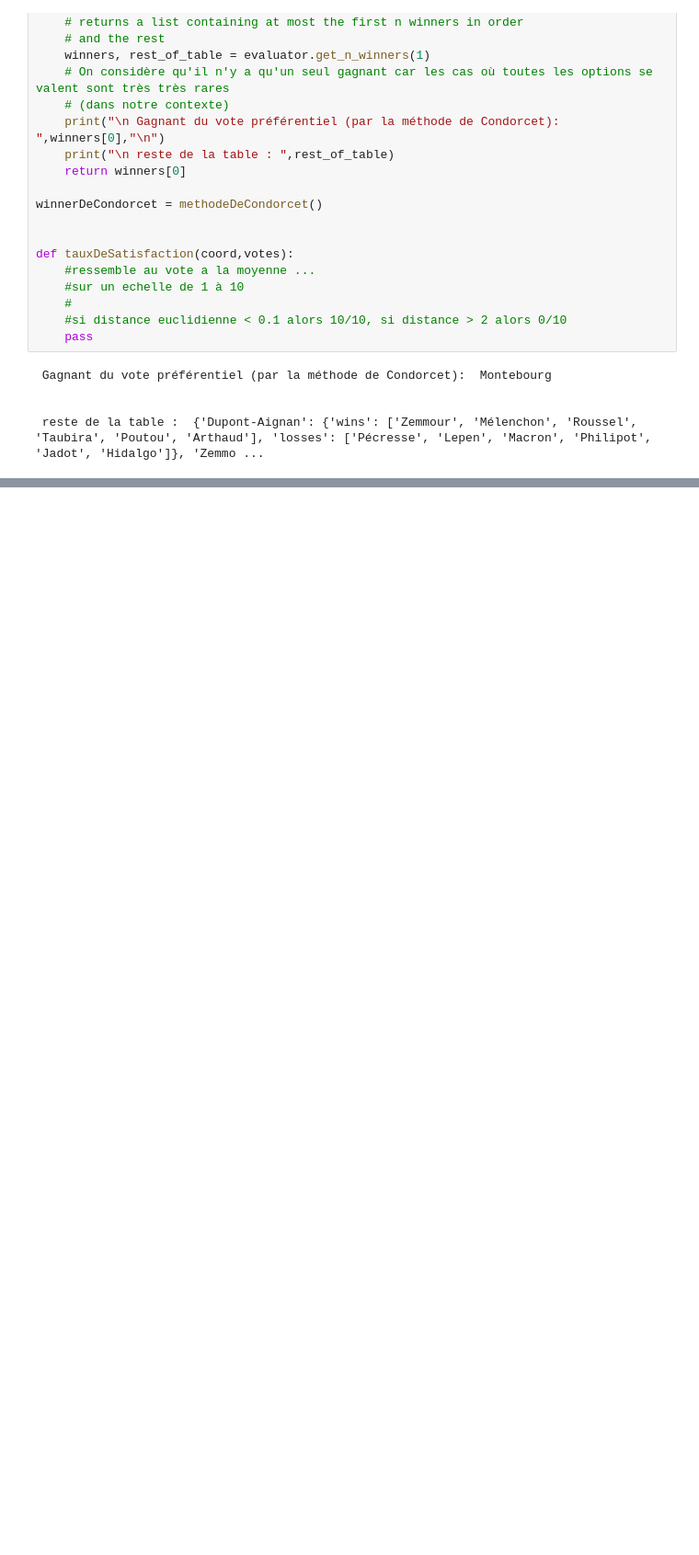
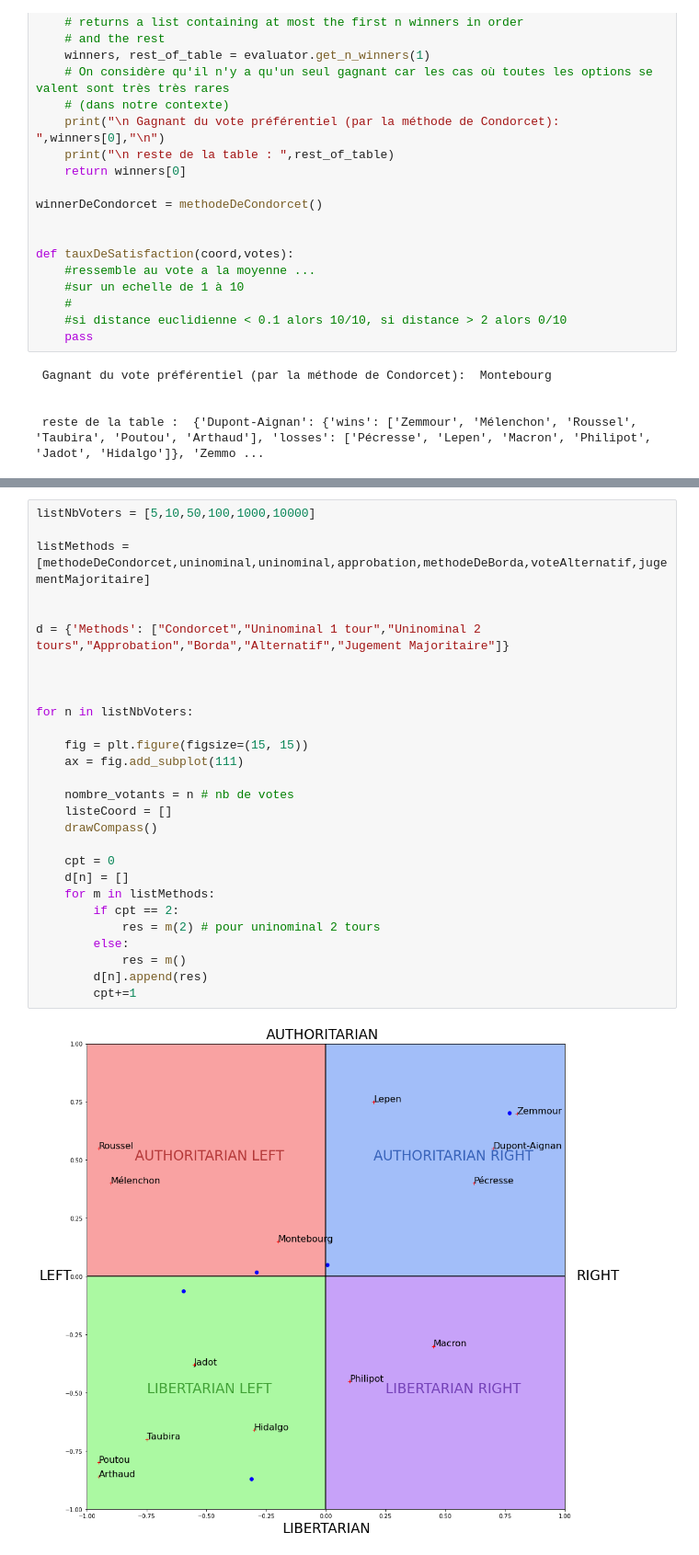
Before and after one commit to Naghan1132/Comparison-of-winners-of-elections-with-different-voting-methods, a Jupyter notebook: recherche.ipynb, the cells around one changed output, grey strips where cells are left out. Shown at 92% size. Cells and saved outputs as stored; diff of their text form; blank space fills up the shorter version.

Commit message:
ajout DataFrame Comparaison

```diff
--- a/recherche.ipynb
+++ b/recherche.ipynb
@@ -739,2 +751,32 @@ Montebourg  gagne le jugement majoritaire avec mention  Assez Bien  et seulement
 
 Le jugement majoritaire élit le vainqueur de Condorcet ( Montebourg )
+# %%
+listNbVoters = [5,10,50,100,1000,10000]
+
+listMethods = [methodeDeCondorcet,uninominal,uninominal,approbation,methodeDeBorda,voteAlternatif,jugementMajoritaire]
+
+
+d = {'Methods': ["Condorcet","Uninominal 1 tour","Uninominal 2 tours","Approbation","Borda","Alternatif","Jugement Majoritaire"]}
+
+
+
+for n in listNbVoters:
+
+    fig = plt.figure(figsize=(15, 15))
+    ax = fig.add_subplot(111)
+
+    nombre_votants = n # nb de votes
+    listeCoord = []
+    drawCompass()
+
+    cpt = 0
+    d[n] = []
+    for m in listMethods:
+        if cpt == 2:
+            res = m(2) # pour uninominal 2 tours
+        else:
+            res = m()
+        d[n].append(res)
+        cpt+=1
+# %% [output]
+[figure, added]
```
Also changed, not shown: parts of 9 cells of this notebook.
